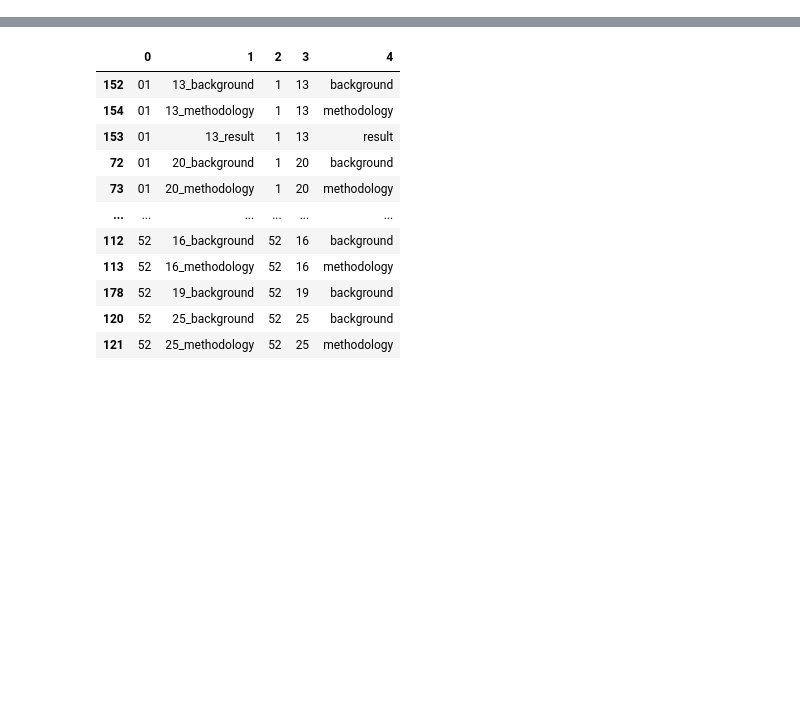
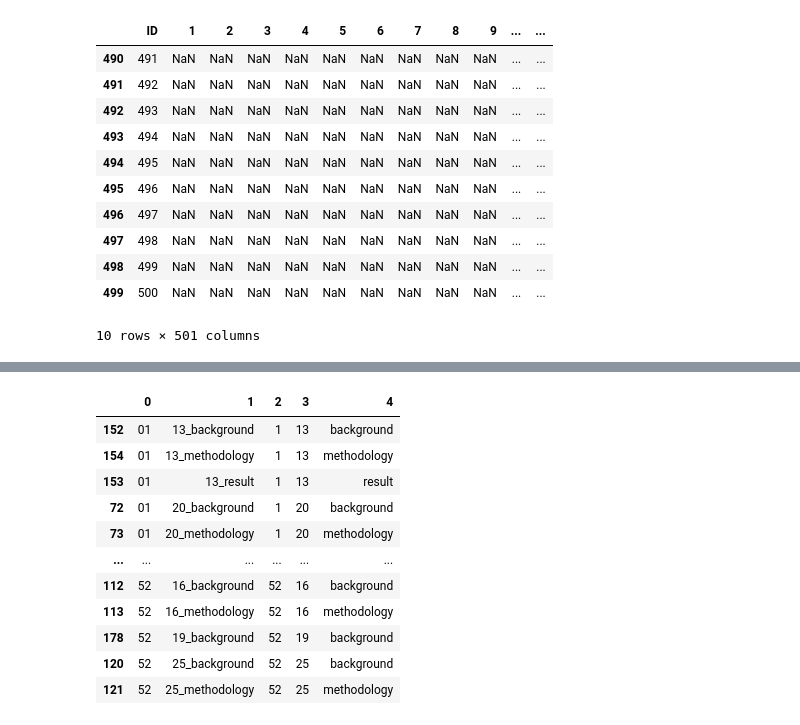
Before and after one commit to mozo64/xai-survey, a Jupyter notebook: src/clustering.ipynb, the cells around one changed output, grey strips where cells are left out. Drawn from its saved outputs; the diff is of its cells as text; code cells hidden in the pictures; blank space fills up the shorter version.

```diff
--- a/src/clustering.ipynb
+++ b/src/clustering.ipynb
@@ -176 +196,17 @@ df_edges.loc[(df_edges['node 1']==36) | (df_edges['node 2']==36), ]
+# %%
+df_edges_pivot.rename(columns={'Unnamed: 0': "ID"}, inplace=True)
+df_edges_pivot.tail(10)
+# %% [output]
+|  | ID | 1 | 2 | 3 | 4 | 5 | 6 | 7 | 8 | 9 | ... | ... |
+| 490 | 491 | NaN | NaN | NaN | NaN | NaN | NaN | NaN | NaN | NaN | ... | ... |
+| 491 | 492 | NaN | NaN | NaN | NaN | NaN | NaN | NaN | NaN | NaN | ... | ... |
+| 492 | 493 | NaN | NaN | NaN | NaN | NaN | NaN | NaN | NaN | NaN | ... | ... |
+| 493 | 494 | NaN | NaN | NaN | NaN | NaN | NaN | NaN | NaN | NaN | ... | ... |
+| 494 | 495 | NaN | NaN | NaN | NaN | NaN | NaN | NaN | NaN | NaN | ... | ... |
+| 495 | 496 | NaN | NaN | NaN | NaN | NaN | NaN | NaN | NaN | NaN | ... | ... |
+| 496 | 497 | NaN | NaN | NaN | NaN | NaN | NaN | NaN | NaN | NaN | ... | ... |
+| 497 | 498 | NaN | NaN | NaN | NaN | NaN | NaN | NaN | NaN | NaN | ... | ... |
+| 498 | 499 | NaN | NaN | NaN | NaN | NaN | NaN | NaN | NaN | NaN | ... | ... |
+| 499 | 500 | NaN | NaN | NaN | NaN | NaN | NaN | NaN | NaN | NaN | ... | ... |
+10 rows × 501 columns
 # %%
```
Also changed, not shown: parts of 8 cells of this notebook.
